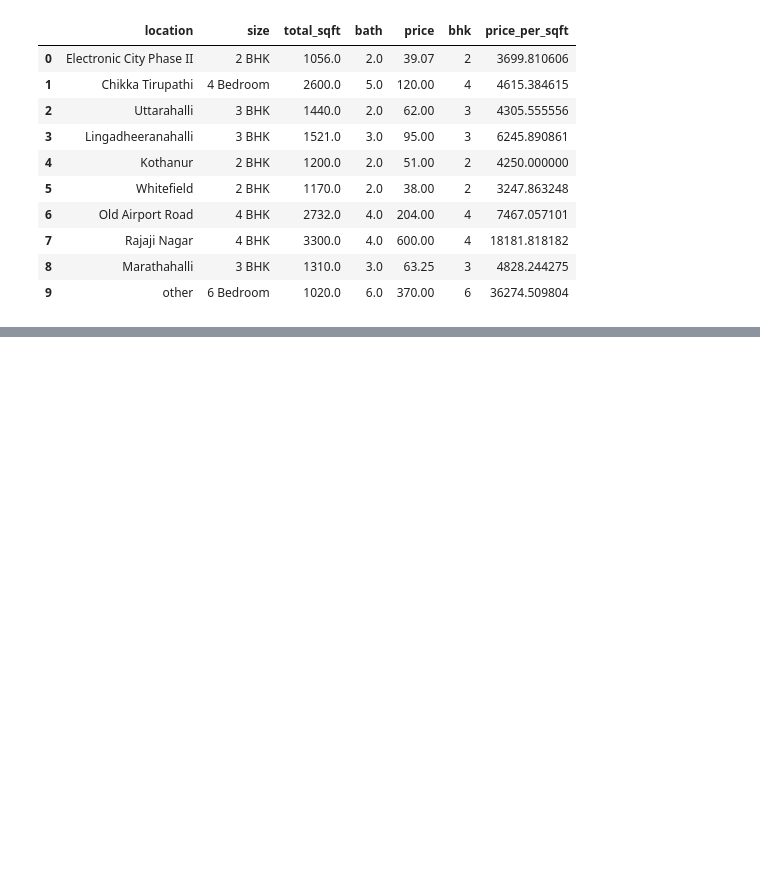
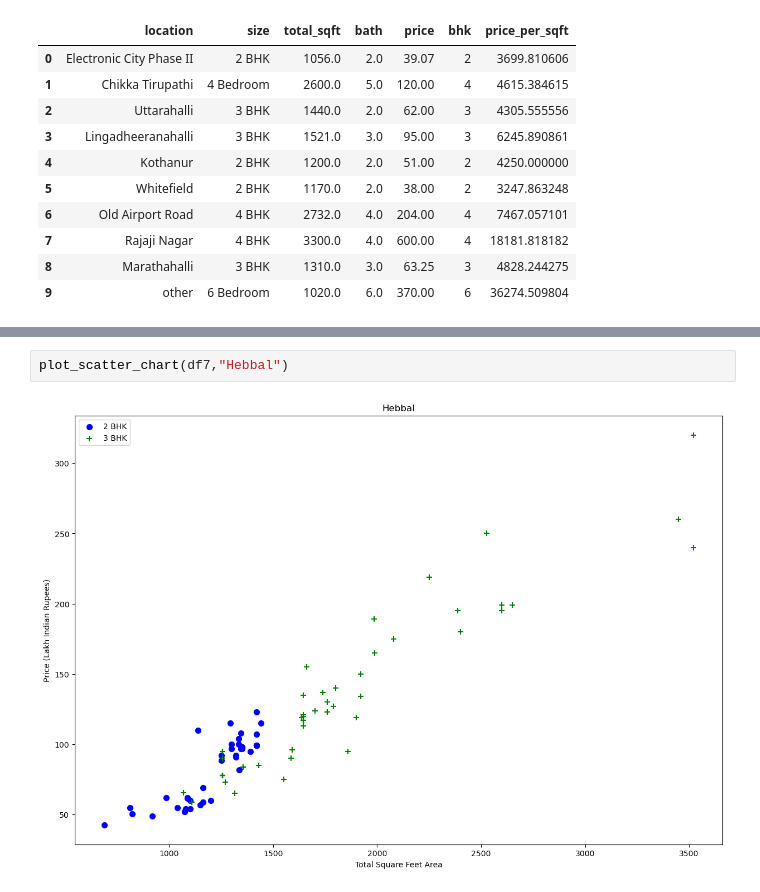
Before and after one commit to pranav-k-jha/Real-Estate-Price-Prediction, a Jupyter notebook: project.ipynb, the cells around one changed output, grey strips where cells are left out. Cells and saved outputs as stored; diff of their text form; blank space fills up the shorter version.

```diff
--- a/project.ipynb
+++ b/project.ipynb
@@ -284,0 +376,4 @@ df5.head(10)
+# %%
+plot_scatter_chart(df7,"Hebbal")
+# %% [output]
+[figure, added]
```
Also changed, not shown: parts of 35 cells of this notebook, 3 other files.
